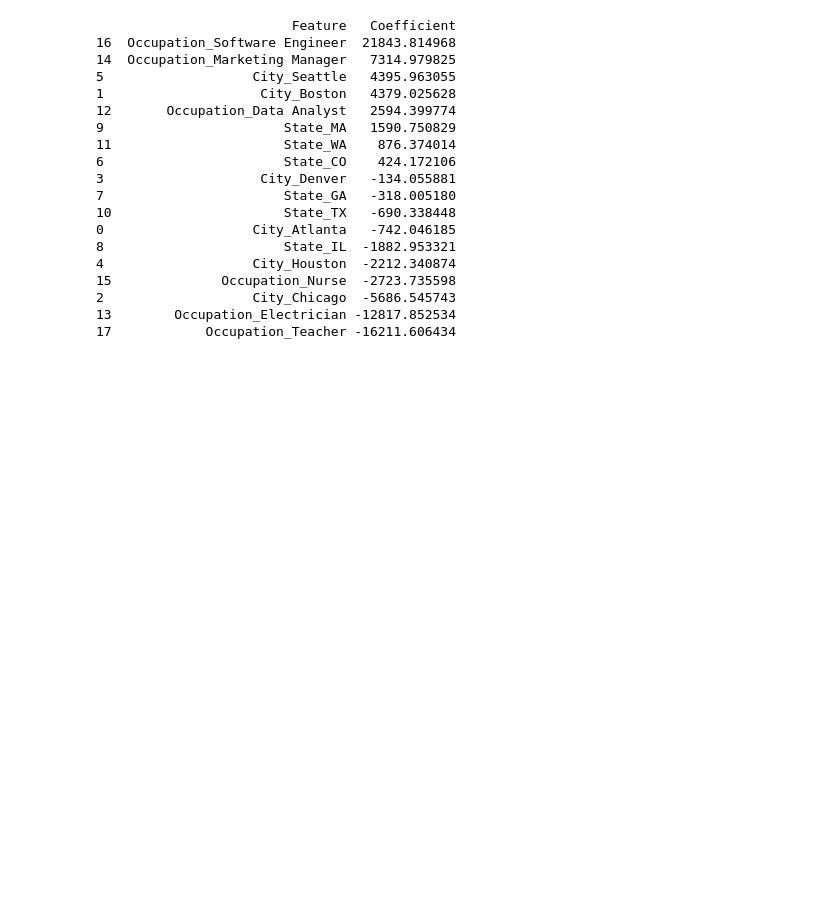
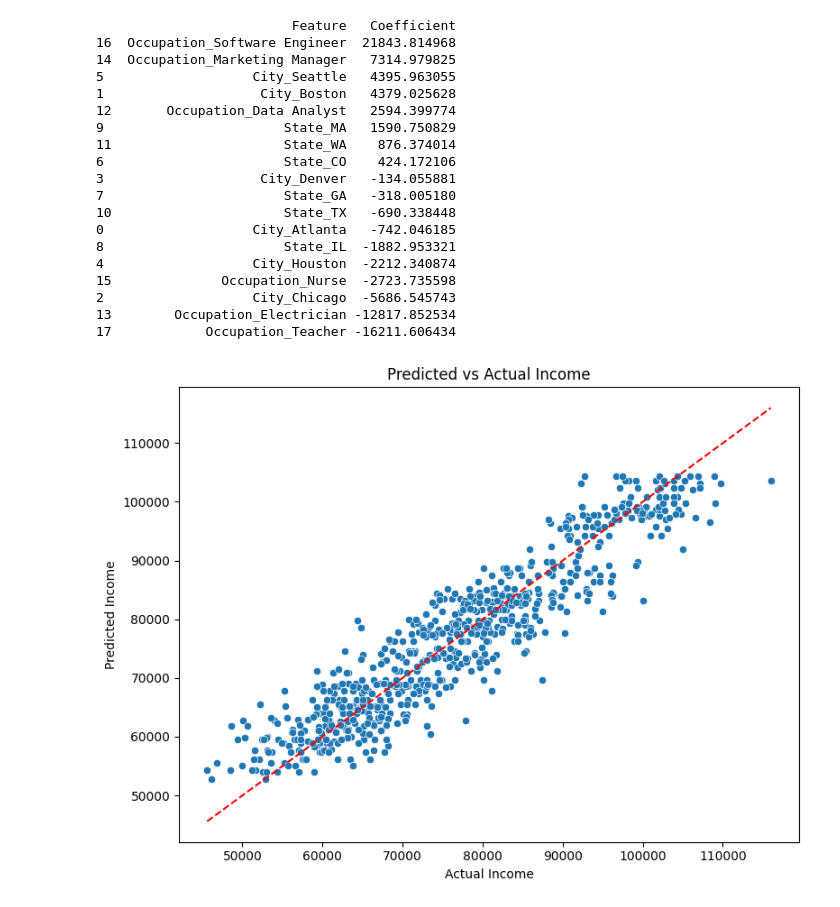
Before and after one commit to jobezking/RandomCode, a Jupyter notebook: SupervisedLearning/regression_examples/QuickLinear.ipynb, the cells around one changed output. Cells and saved outputs as stored; diff of their text form; code cells hidden in the pictures; blank space fills up the shorter version.

Commit message:
add visualization

```diff
--- a/SupervisedLearning/regression_examples/QuickLinear.ipynb
+++ b/SupervisedLearning/regression_examples/QuickLinear.ipynb
@@ -75,3 +75,17 @@ print(coef_df)
 2                   City_Chicago  -5686.545743
 13        Occupation_Electrician -12817.852534
 17            Occupation_Teacher -16211.606434
+# %%
+import matplotlib.pyplot as plt
+import seaborn as sns
+
+plt.figure(figsize=(8, 6))
+sns.scatterplot(x=y_train, y=model.predict(X_train))
+plt.plot([y_train.min(), y_train.max()], [y_train.min(), y_train.max()], 'r--')  # ideal line
+plt.xlabel('Actual Income')
+plt.ylabel('Predicted Income')
+plt.title('Predicted vs Actual Income')
+plt.tight_layout()
+plt.show()
+# %% [output]
+[figure, added]
```
Also changed, not shown: parts of 3 cells of this notebook.
